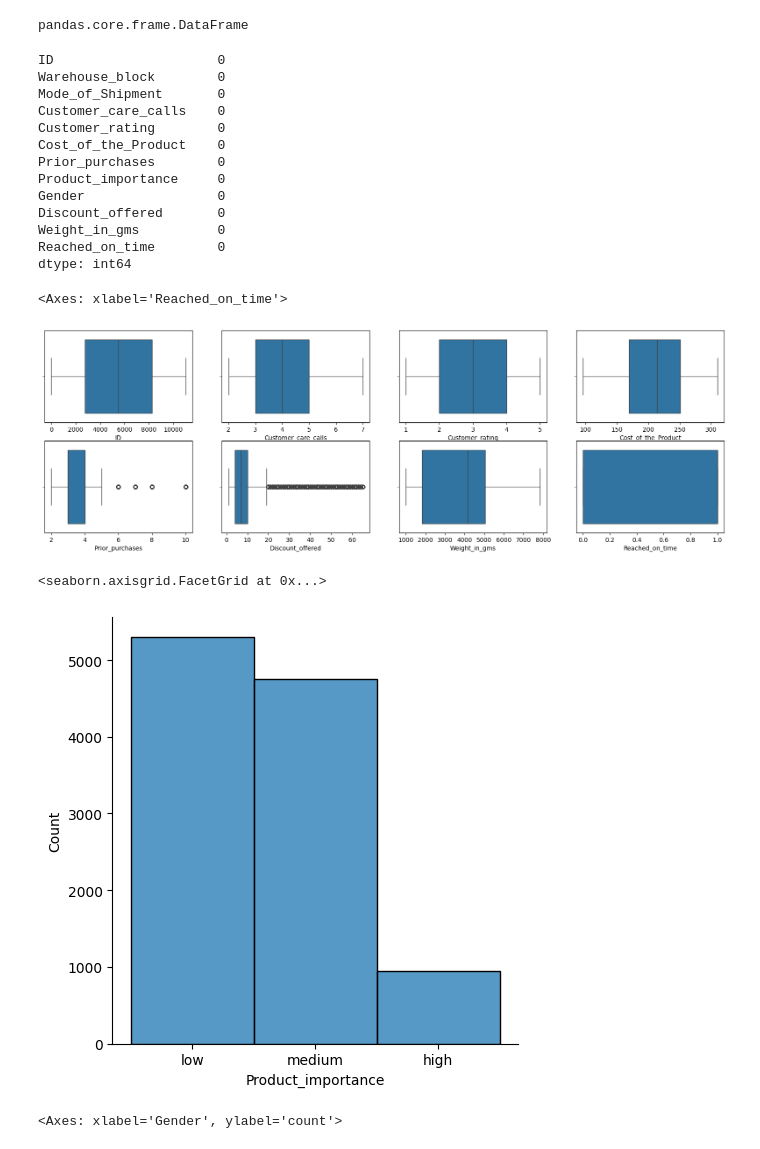
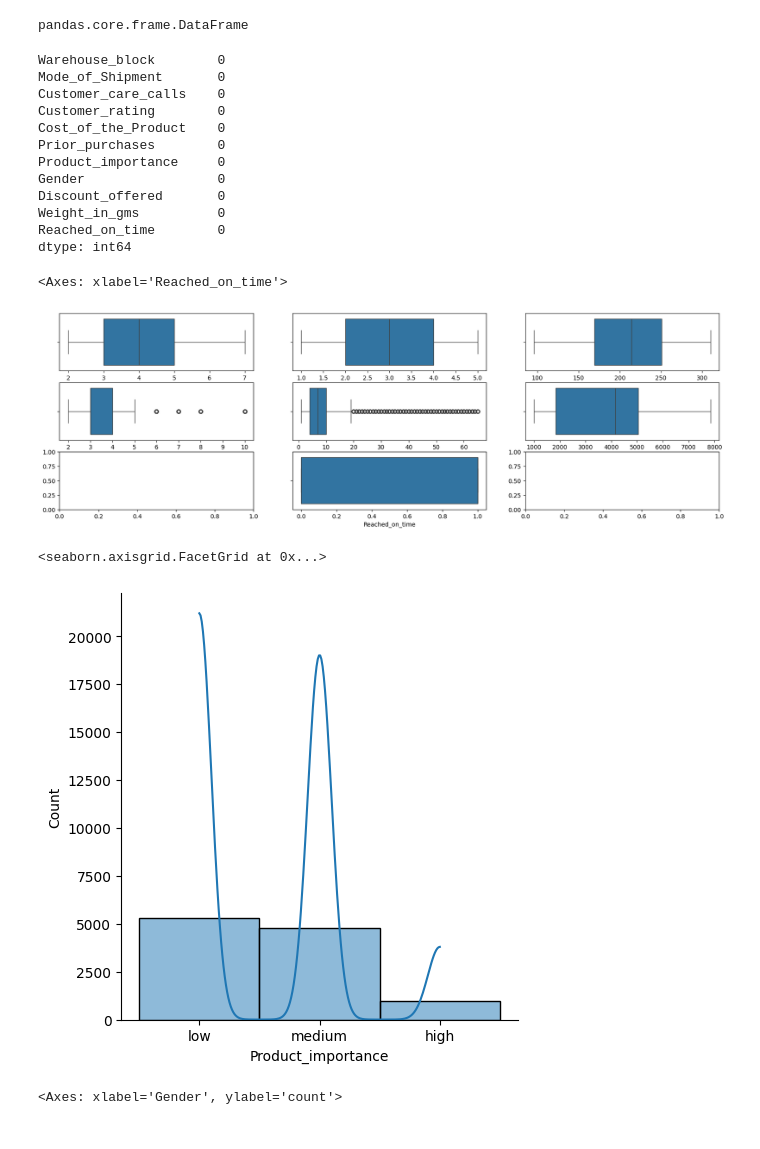
Before and after one commit to Atabeydem/477_Project, a Jupyter notebook: CE 477.ipynb, the cells around one changed output. Cells and saved outputs as stored; diff of their text form; code cells hidden in the pictures.

Commit message:
ID column dropped and information added

```diff
--- a/CE 477.ipynb
+++ b/CE 477.ipynb
@@ -42,6 +60,8 @@ Data columns (total 12 columns):
  11  Reached.on.Time_Y.N  10999 non-null  int64
 dtypes: int64(8), object(4)
 memory usage: 1.0+ MB
+# %%
+data=data.drop(columns=['ID'])
 # %%
 data=data.rename(columns={'Reached.on.Time_Y.N':'Reached_on_time'})
 # %%
@@ -51,7 +71,6 @@ pandas.core.frame.DataFrame
 # %%
 data.isnull().sum()
 # %% [output]
-ID                     0
 Warehouse_block        0
 Mode_of_Shipment       0
 Customer_care_calls    0
@@ -68,23 +87,22 @@ dtype: int64
 categorical_data=data.select_dtypes(include=["object"])
 numerical_data=data.select_dtypes(include=["int","float"])
 # %%
-fig, axes=plt.subplots(2,4,figsize=(20,6))
-sns.boxplot(data=data,x='ID',ax=axes[0][0])
-sns.boxplot(data=data,x='Customer_care_calls',ax=axes[0][1])
-sns.boxplot(data=data,x='Customer_rating',ax=axes[0][2])
-sns.boxplot(data=data,x='Cost_of_the_Product',ax=axes[0][3])
+fig, axes=plt.subplots(3,3,figsize=(20,6))
+sns.boxplot(data=data,x='Customer_care_calls',ax=axes[0][0])
+sns.boxplot(data=data,x='Customer_rating',ax=axes[0][1])
+sns.boxplot(data=data,x='Cost_of_the_Product',ax=axes[0][2])
 sns.boxplot(data=data,x='Prior_purchases',ax=axes[1][0])
 sns.boxplot(data=data,x='Discount_offered',ax=axes[1][1])
 sns.boxplot(data=data,x='Weight_in_gms',ax=axes[1][2])
-sns.boxplot(data=data,x='Reached_on_time',ax=axes[1][3])
+sns.boxplot(data=data,x='Reached_on_time',ax=axes[2][1])
 # %% [output]
 <Axes: xlabel='Reached_on_time'>
-[figure, old version]
+[figure, new version]
 # %%
-sns.displot(data=data,x='Product_importance',kind='hist')
+sns.displot(data=data,x='Product_importance',kind='hist',kde=True)
 # %% [output]
 <seaborn.axisgrid.FacetGrid at 0x...>
-[figure, old version]
+[figure, new version]
 # %%
 fig, axes =plt.subplots(1,4,figsize=(20,6))
 sns.countplot(data=data,x='Warehouse_block',ax=axes[0])
```
Also changed, not shown: parts of 6 cells of this notebook.
